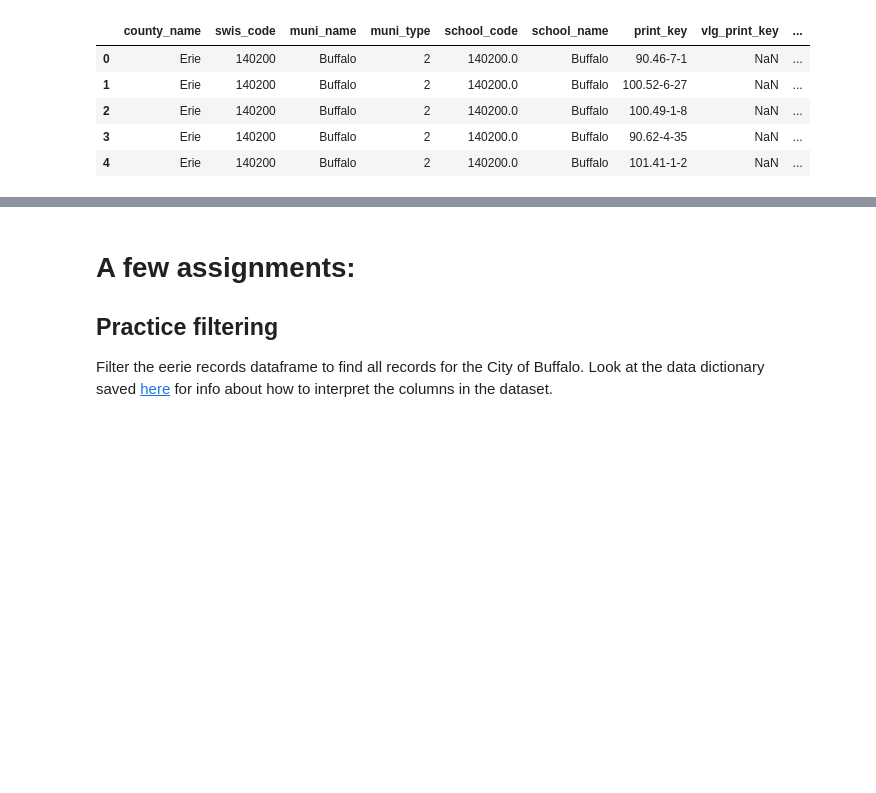
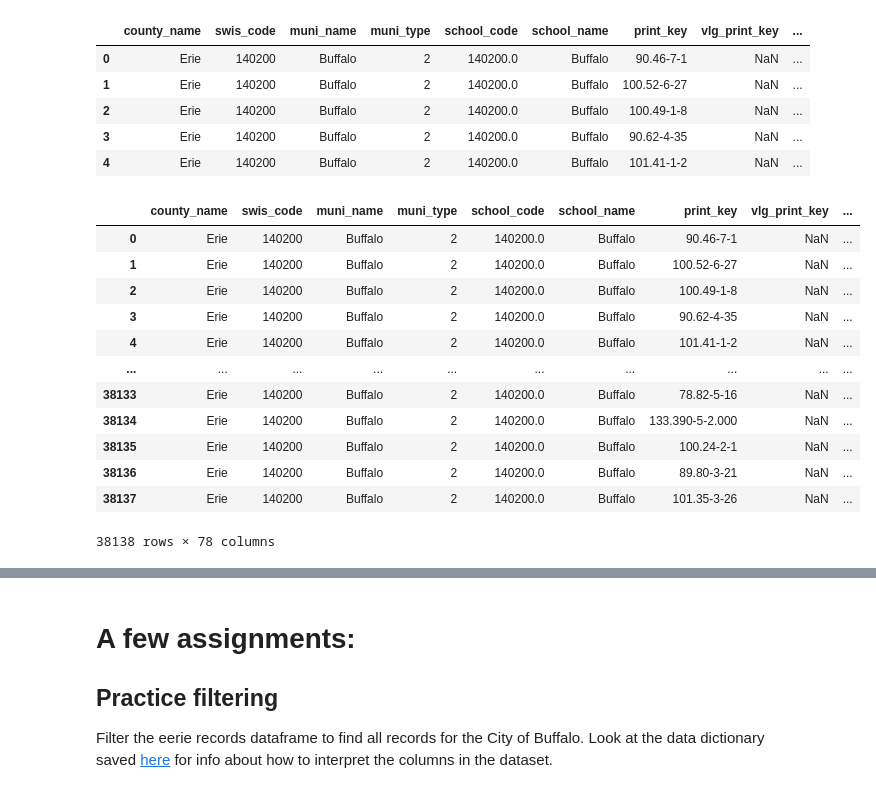
Before and after one commit to CenterForSpatialResearch/investors-ny, a Jupyter notebook: ny-investor-classification.ipynb, the cells around one changed output, grey strips where cells are left out. Drawn from its saved outputs; the diff is of its cells as text; code cells hidden in the pictures; blank space fills up the shorter version.

Commit message:
filtered buffalo, filtered arms length sale

```diff
--- a/ny-investor-classification.ipynb
+++ b/ny-investor-classification.ipynb
@@ -30,3 +32,23 @@ eerie_records1217_.head()
 | 2 | Erie | 140200 | Buffalo | 2 | 140200.0 | Buffalo | 100.49-1-8 | NaN | ... |
 | 3 | Erie | 140200 | Buffalo | 2 | 140200.0 | Buffalo | 90.62-4-35 | NaN | ... |
 | 4 | Erie | 140200 | Buffalo | 2 | 140200.0 | Buffalo | 101.41-1-2 | NaN | ... |
+# %%
+pd.options.display.max_rows = 10
+# %%
+buffalo = eerie_records1217_[eerie_records1217_[ 'muni_name' ] == "Buffalo" ]
+# %%
+buffalo
+# %% [output]
+|  | county_name | swis_code | muni_name | muni_type | school_code | school_name | print_key | vlg_print_key | ... |
+| 0 | Erie | 140200 | Buffalo | 2 | 140200.0 | Buffalo | 90.46-7-1 | NaN | ... |
+| 1 | Erie | 140200 | Buffalo | 2 | 140200.0 | Buffalo | 100.52-6-27 | NaN | ... |
+| 2 | Erie | 140200 | Buffalo | 2 | 140200.0 | Buffalo | 100.49-1-8 | NaN | ... |
+| 3 | Erie | 140200 | Buffalo | 2 | 140200.0 | Buffalo | 90.62-4-35 | NaN | ... |
+| 4 | Erie | 140200 | Buffalo | 2 | 140200.0 | Buffalo | 101.41-1-2 | NaN | ... |
+| ... | ... | ... | ... | ... | ... | ... | ... | ... | ... |
+| 38133 | Erie | 140200 | Buffalo | 2 | 140200.0 | Buffalo | 78.82-5-16 | NaN | ... |
+| 38134 | Erie | 140200 | Buffalo | 2 | 140200.0 | Buffalo | 133.390-5-2.000 | NaN | ... |
+| 38135 | Erie | 140200 | Buffalo | 2 | 140200.0 | Buffalo | 100.24-2-1 | NaN | ... |
+| 38136 | Erie | 140200 | Buffalo | 2 | 140200.0 | Buffalo | 89.80-3-21 | NaN | ... |
+| 38137 | Erie | 140200 | Buffalo | 2 | 140200.0 | Buffalo | 101.35-3-26 | NaN | ... |
+38138 rows × 78 columns
```
Also changed, not shown: parts of 3 cells of this notebook.
